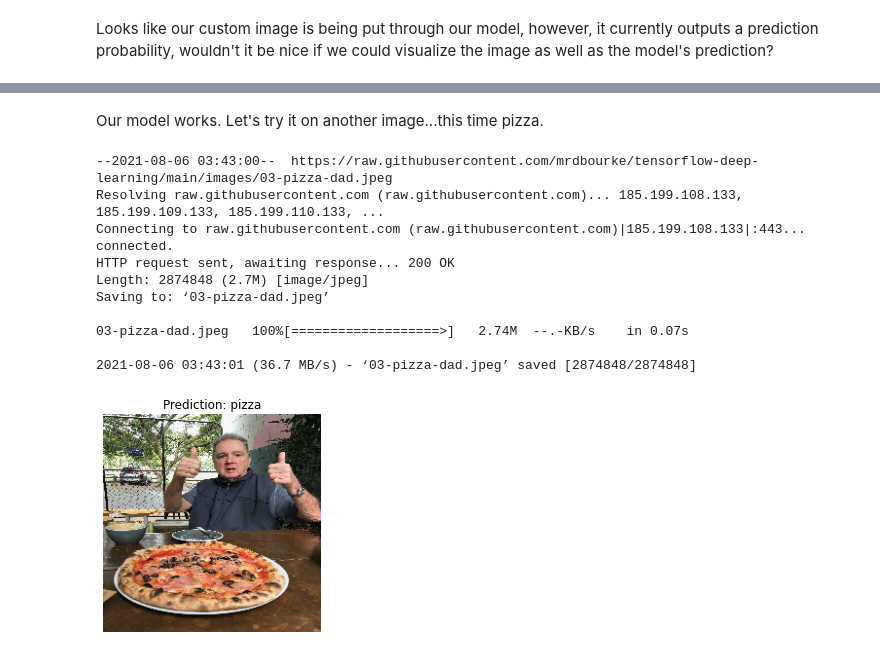
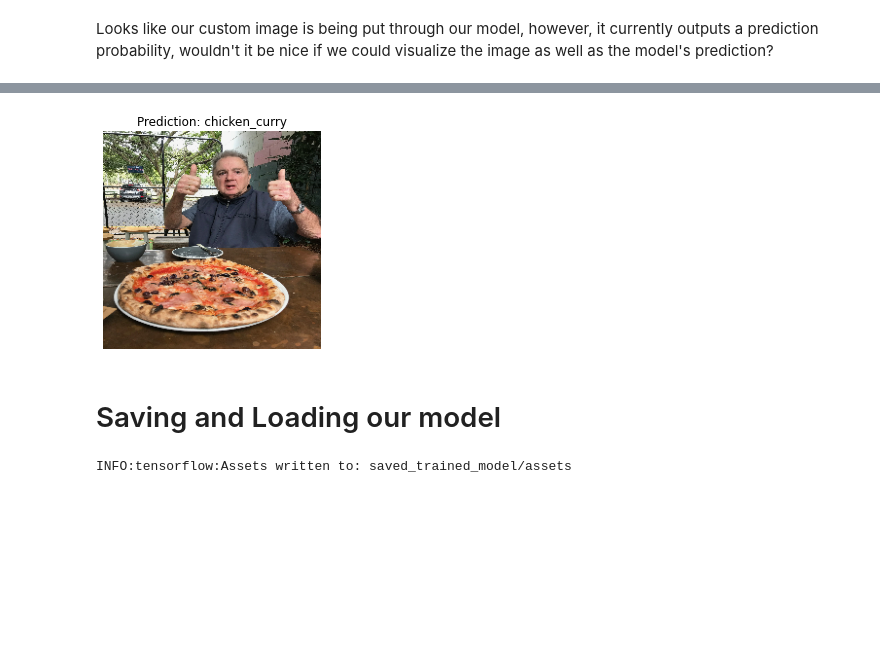
Before and after one commit to KrisMatrix/TensorFlow_Certification_Prep, a Jupyter notebook: 03_introduction_to_computer_vision_with_tf.ipynb, the cells around one changed output, grey strips where cells are left out. Drawn from its saved outputs; the diff is of its cells as text; code cells hidden in the pictures; blank space fills up the shorter version.

```diff
--- a/03_introduction_to_computer_vision_with_tf.ipynb
+++ b/03_introduction_to_computer_vision_with_tf.ipynb
@@ -1141,0 +1564,7 @@ Looks like our custom image is being put through our model, however, it currentl
+# %%
+# Fit the model with 2 conv2d layers removed
+history_10 = model_10.fit(train_data, #now 10 diff classes
+                        epochs=5,
+                        steps_per_epoch=len(train_data),
+                        validation_data=test_data,
+                        validation_steps=len(test_data))
@@ -1152,20 +1700,26 @@ pred_class
 # %%
-def pred_and_plot(model, filename, class_names=class_names):
+# We are going to change this function for multiclass
+def pred_and_plot(model, filename, class_names):
   """
-  Imports an image located at filename, makes a prediction with model
-  and plots the image with the predicted class as the title.
+  Imports an image located at filename, makes a prediction on it with
+  a trained model and plots the image with the predicted class as the title.
   """
-
   # Import the target image and preprocess it
   img = load_and_prep_image(filename)
 
   # Make a prediction
   pred = model.predict(tf.expand_dims(img, axis=0))
 
+  #Add in logic for multi-class
+  if len(pred[0] > 1):
+    pred_class = class_names[tf.argmax(pred[0])]
+  else:
+    pred_class = class_names[tf.round(pred[0])]
+
   # Get the predicted class
-  pred_class = class_names[int(tf.round(pred))]
+  pred_class = class_names[int(tf.round(pred)[0][0])]
 
   # Plot the image and predicted class
   plt.imshow(img)
   plt.title(f"Prediction: {pred_class}")
-  plt.axis(False)
+  plt.axis(False);
@@ -1177,18 +1726,13 @@ pred_and_plot(model_7, "03-steak.jpeg")
-# %% [markdown]
-Our model works. Let's try it on another image...this time pizza.
-# %%
-# Download another test custom image and make a prediction on it
-!wget https://raw.githubusercontent.com/mrdbourke/tensorflow-deep-learning/main/images/03-pizza-dad.jpeg
-pred_and_plot(model_7, "03-pizza-dad.jpeg")
-# %% [output]
---2021-08-06 03:43:00--  https://raw.githubusercontent.com/mrdbourke/tensorflow-deep-learning/main/images/03-pizza-dad.jpeg
-Resolving raw.githubusercontent.com (raw.githubusercontent.com)... 185.199.108.133, 185.199.109.133, 185.199.110.133, ...
-Connecting to raw.githubusercontent.com (raw.githubusercontent.com)|185.199.108.133|:443... connected.
-HTTP request sent, awaiting response... 200 OK
-Length: 2874848 (2.7M) [image/jpeg]
-Saving to: ‘03-pizza-dad.jpeg’
-
-03-pizza-dad.jpeg   100%[===================>]   2.74M  --.-KB/s    in 0.07s
-
-2021-08-06 03:43:01 (36.7 MB/s) - ‘03-pizza-dad.jpeg’ saved [2874848/2874848]
-[figure, removed]
+# %%
+# Make a prediction using model_10
+pred_and_plot(model=model_10,
+          filename="03-pizza-dad.jpeg",
+          class_names=class_names)
+# %% [output]
+[figure, added]
+# %% [markdown]
+# Saving and Loading our model
+# %%
+model_11.save("saved_trained_model")
+# %% [output]
+INFO:tensorflow:Assets written to: saved_trained_model/assets
```
Also changed, not shown: parts of 125 cells of this notebook.
